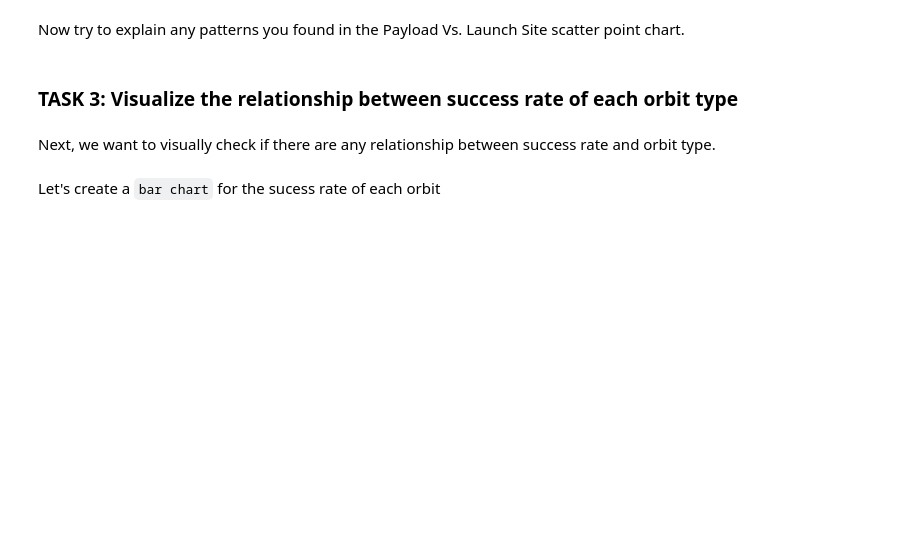
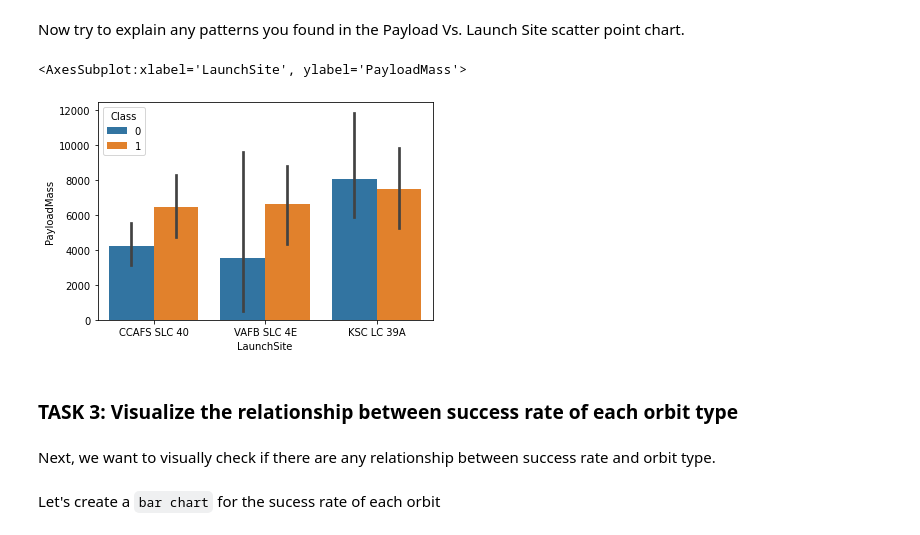
Before and after one commit to kaimind/IBM-applied-data-science-capstone, a Jupyter notebook: w2-2-jupyter-labs-eda-dataviz.ipynb, the cells around one changed output. Drawn from its saved outputs; the diff is of its cells as text; code cells hidden in the pictures; blank space fills up the shorter version.

```diff
--- a/w2-2-jupyter-labs-eda-dataviz.ipynb
+++ b/w2-2-jupyter-labs-eda-dataviz.ipynb
@@ -86,5 +107,10 @@ We also want to observe if there is any relationship between launch sites and th
 # %% [markdown]
 Now try to explain any patterns you found in the Payload Vs. Launch Site scatter point chart.
+# %%
+sns.barplot(x="LaunchSite",y="PayloadMass",hue="Class",data=df)
+# %% [output]
+<AxesSubplot:xlabel='LaunchSite', ylabel='PayloadMass'>
+[figure, added]
 # %% [markdown]
 ### TASK  3: Visualize the relationship between success rate of each orbit type
 # %% [markdown]
```
Also changed, not shown: parts of 11 cells of this notebook.
